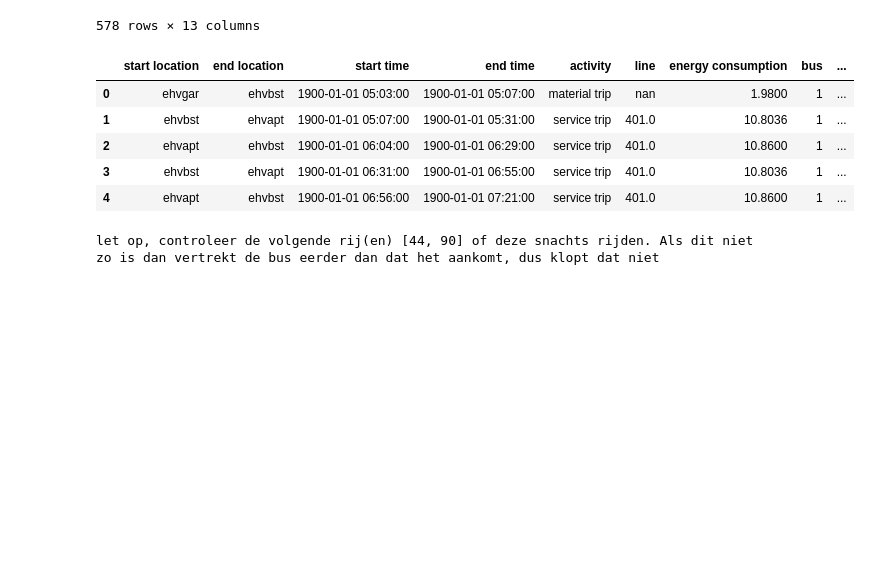
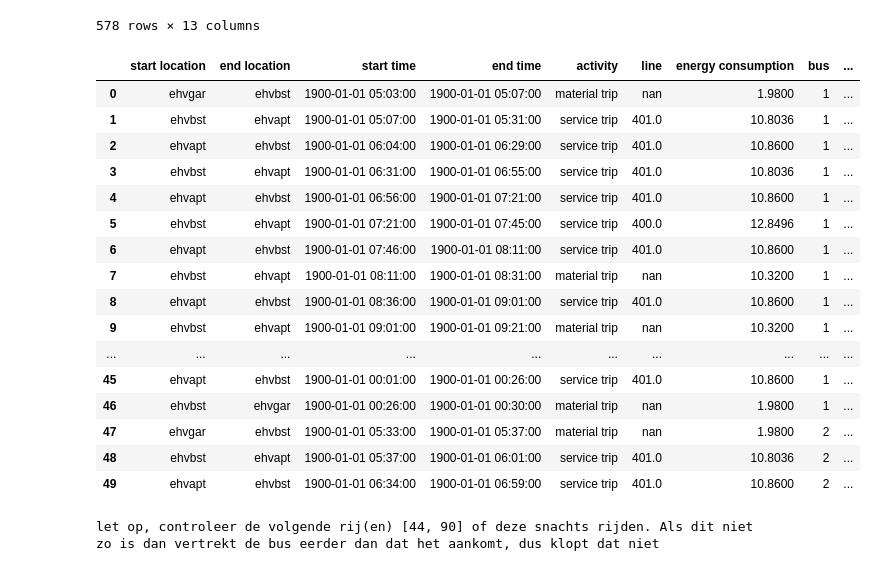
Before and after one commit to lrncjrssn/busplan_eindopdracht, a Jupyter notebook: begin_Laurence.ipynb, the cells around one changed output. Drawn from its saved outputs; the diff is of its cells as text; code cells hidden in the pictures; blank space fills up the shorter version.

```diff
--- a/begin_Laurence.ipynb
+++ b/begin_Laurence.ipynb
@@ -75,14 +70,25 @@ matched["duur"] = matched["end time"] - matched["start time"]
 # %%
 matched.head()
 df = matched.drop(columns=["start", "end"])
-df.head(5)
+df.head(50)
 # %% [output]
 |  | start location | end location | start time | end time | activity | line | energy consumption | bus | ... |
 | 0 | ehvgar | ehvbst | 1900-01-01 05:03:00 | 1900-01-01 05:07:00 | material trip | nan | 1.9800 | 1 | ... |
 | 1 | ehvbst | ehvapt | 1900-01-01 05:07:00 | 1900-01-01 05:31:00 | service trip | 401.0 | 10.8036 | 1 | ... |
 | 2 | ehvapt | ehvbst | 1900-01-01 06:04:00 | 1900-01-01 06:29:00 | service trip | 401.0 | 10.8600 | 1 | ... |
 | 3 | ehvbst | ehvapt | 1900-01-01 06:31:00 | 1900-01-01 06:55:00 | service trip | 401.0 | 10.8036 | 1 | ... |
 | 4 | ehvapt | ehvbst | 1900-01-01 06:56:00 | 1900-01-01 07:21:00 | service trip | 401.0 | 10.8600 | 1 | ... |
+| 5 | ehvbst | ehvapt | 1900-01-01 07:21:00 | 1900-01-01 07:45:00 | service trip | 400.0 | 12.8496 | 1 | ... |
+| 6 | ehvapt | ehvbst | 1900-01-01 07:46:00 | 1900-01-01 08:11:00 | service trip | 401.0 | 10.8600 | 1 | ... |
+| 7 | ehvbst | ehvapt | 1900-01-01 08:11:00 | 1900-01-01 08:31:00 | material trip | nan | 10.3200 | 1 | ... |
+| 8 | ehvapt | ehvbst | 1900-01-01 08:36:00 | 1900-01-01 09:01:00 | service trip | 401.0 | 10.8600 | 1 | ... |
+| 9 | ehvbst | ehvapt | 1900-01-01 09:01:00 | 1900-01-01 09:21:00 | material trip | nan | 10.3200 | 1 | ... |
+| ... | ... | ... | ... | ... | ... | ... | ... | ... | ... |
+| 45 | ehvapt | ehvbst | 1900-01-01 00:01:00 | 1900-01-01 00:26:00 | service trip | 401.0 | 10.8600 | 1 | ... |
+| 46 | ehvbst | ehvgar | 1900-01-01 00:26:00 | 1900-01-01 00:30:00 | material trip | nan | 1.9800 | 1 | ... |
+| 47 | ehvgar | ehvbst | 1900-01-01 05:33:00 | 1900-01-01 05:37:00 | material trip | nan | 1.9800 | 2 | ... |
+| 48 | ehvbst | ehvapt | 1900-01-01 05:37:00 | 1900-01-01 06:01:00 | service trip | 401.0 | 10.8036 | 2 | ... |
+| 49 | ehvapt | ehvbst | 1900-01-01 06:34:00 | 1900-01-01 06:59:00 | service trip | 401.0 | 10.8600 | 2 | ... |
 # %%
 def travel_time(df):
     n = len(df)
```
Also changed, not shown: parts of 1 cell of this notebook.
